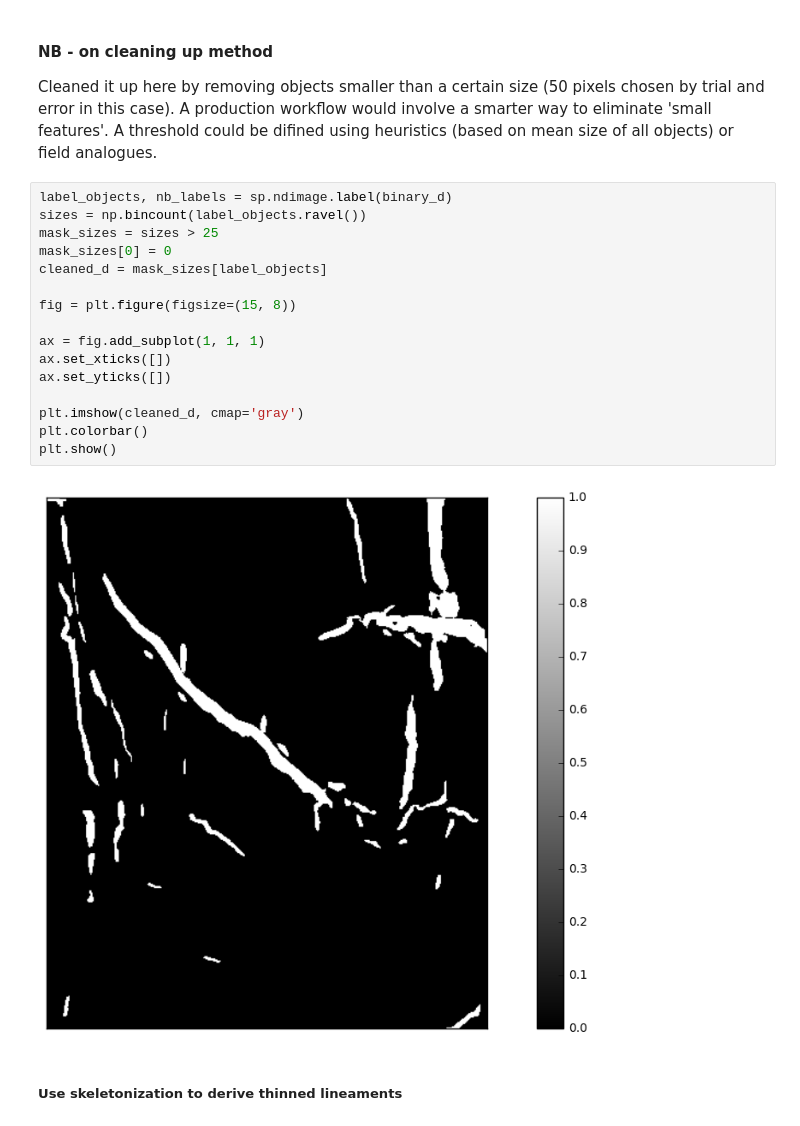
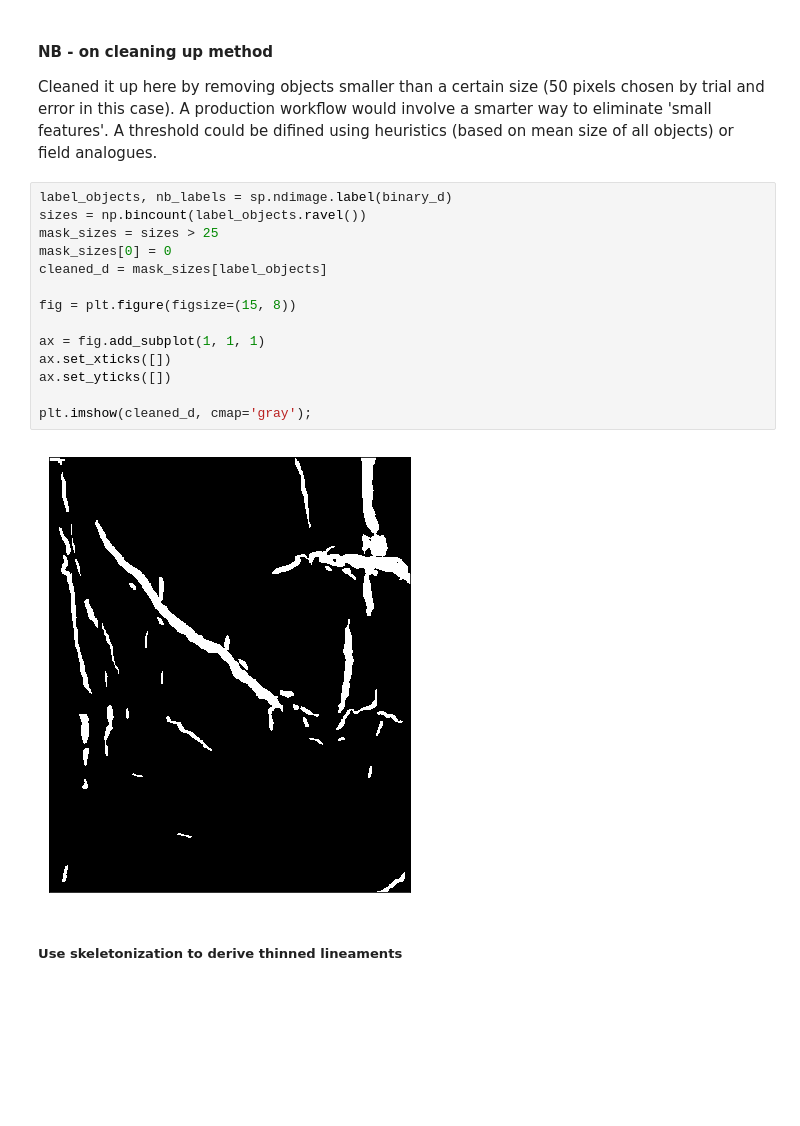
Before and after one commit to mycarta/faults, a Jupyter notebook: fun_with_faults.ipynb, the cells around one changed output. Cells and saved outputs as stored; diff of their text form; blank space fills up the shorter version.

```diff
--- a/fun_with_faults.ipynb
+++ b/fun_with_faults.ipynb
@@ -151,21 +147,19 @@ Cleaned it up here by removing objects smaller than a certain size (50 pixels ch
 # %%
 label_objects, nb_labels = sp.ndimage.label(binary_d)
 sizes = np.bincount(label_objects.ravel())
 mask_sizes = sizes > 25
 mask_sizes[0] = 0
 cleaned_d = mask_sizes[label_objects]
 
 fig = plt.figure(figsize=(15, 8))
 
 ax = fig.add_subplot(1, 1, 1)
 ax.set_xticks([])
 ax.set_yticks([])
 
-plt.imshow(cleaned_d, cmap='gray')
-plt.colorbar()
-plt.show()
+plt.imshow(cleaned_d, cmap='gray');
 # %% [output]
-[figure, old version]
+[figure, new version]
 # %% [markdown]
 ##### Use skeletonization to derive thinned lineaments
 # %%
```
Also changed, not shown: parts of 14 cells of this notebook, 1 other file.
